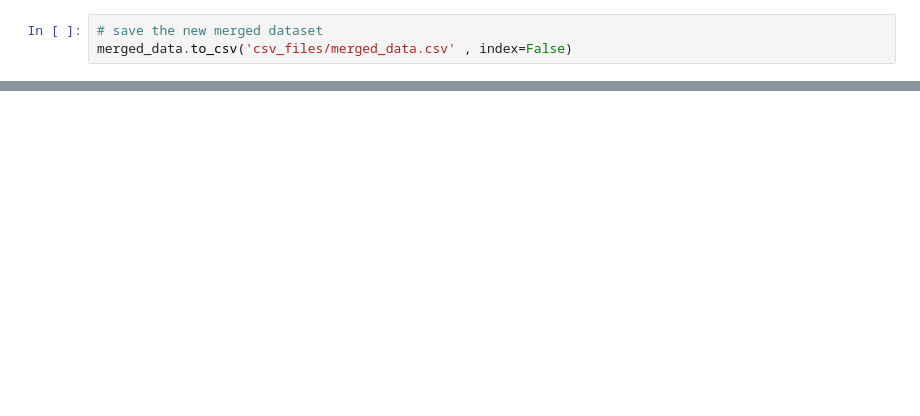
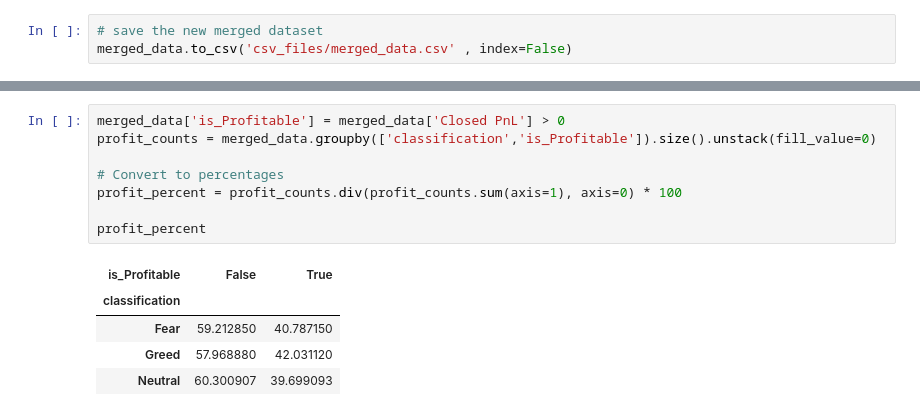
Before and after one commit to YukiP7/ds_yukti_garg, a Jupyter notebook: notebook_1.ipynb, the cells around one changed output, grey strips where cells are left out. Cells and saved outputs as stored; diff of their text form; blank space fills up the shorter version.

```diff
--- a/notebook_1.ipynb
+++ b/notebook_1.ipynb
@@ -185,0 +313,14 @@ merged_data.to_csv('csv_files/merged_data.csv' , index=False)
+# %%
+merged_data['is_Profitable'] = merged_data['Closed PnL'] > 0
+profit_counts = merged_data.groupby(['classification','is_Profitable']).size().unstack(fill_value=0)
+
+# Convert to percentages
+profit_percent = profit_counts.div(profit_counts.sum(axis=1), axis=0) * 100
+
+profit_percent
+# %% [output]
+| is_Profitable | False | True |
+| classification |  |  |
+| Fear | 59.212850 | 40.787150 |
+| Greed | 57.968880 | 42.031120 |
+| Neutral | 60.300907 | 39.699093 |
```
Also changed, not shown: parts of 27 cells of this notebook, 13 other files.
